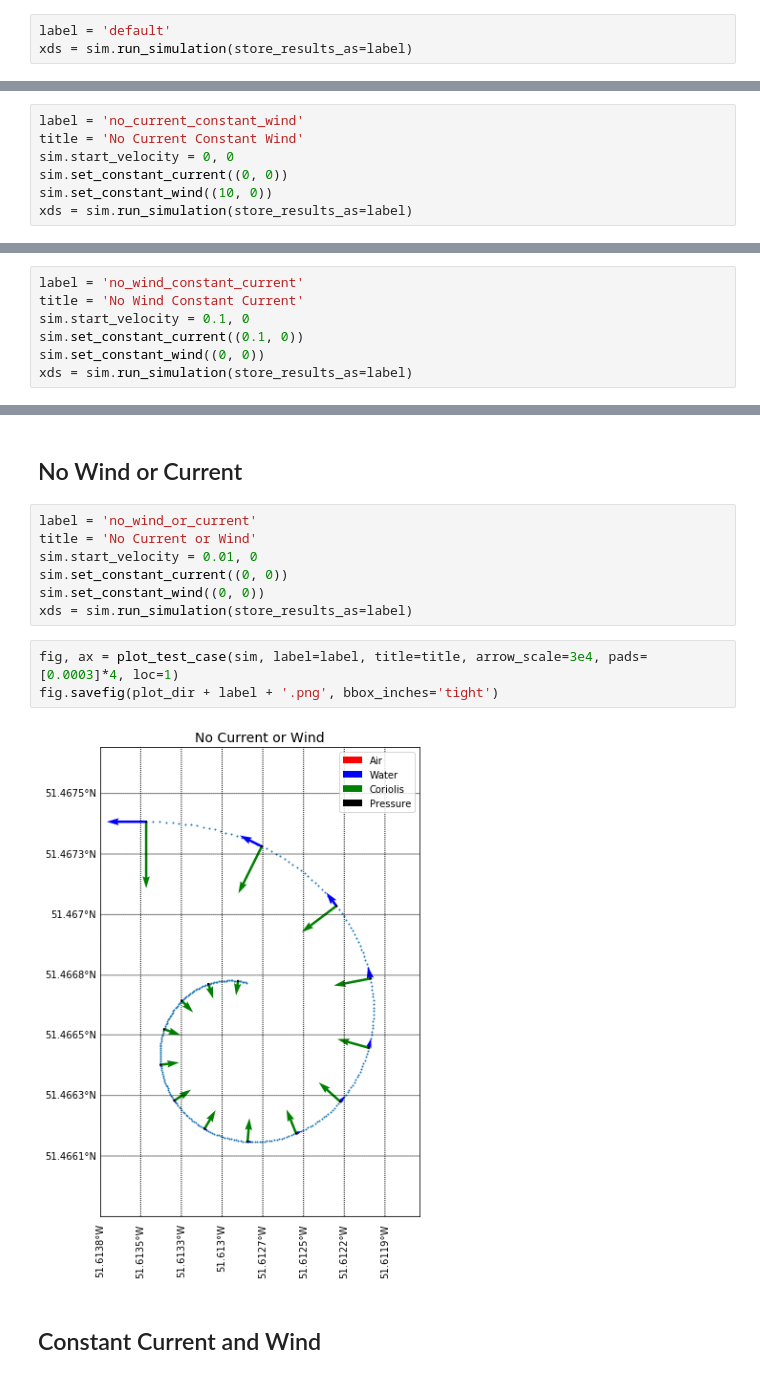
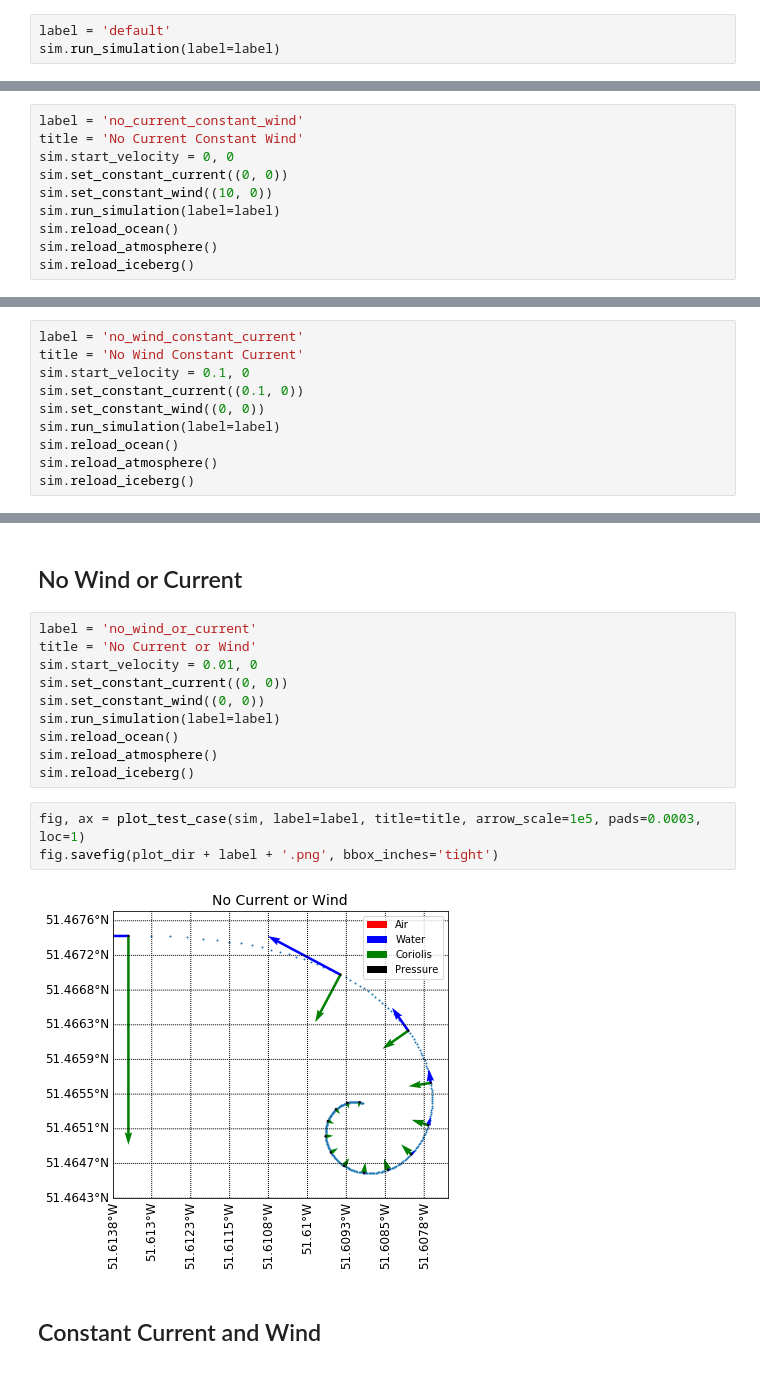
Before and after one commit to jmunroe/IceDEF, a Jupyter notebook: notebooks/results.ipynb, the cells around one changed output, grey strips where cells are left out. Drawn from its saved outputs; the diff is of its cells as text.

```diff
--- a/notebooks/results.ipynb
+++ b/notebooks/results.ipynb
@@ -73,5 +59,5 @@ sim = simulator.Simulator(tc.time_frame, tc.start_location, tc.start_velocity)
 ## Default
 # %%
 label = 'default'
-xds = sim.run_simulation(store_results_as=label)
+sim.run_simulation(label=label)
 # %%
@@ -87,5 +73,8 @@ title = 'No Current Constant Wind'
 sim.start_velocity = 0, 0
 sim.set_constant_current((0, 0))
 sim.set_constant_wind((10, 0))
-xds = sim.run_simulation(store_results_as=label)
+sim.run_simulation(label=label)
+sim.reload_ocean()
+sim.reload_atmosphere()
+sim.reload_iceberg()
 # %%
@@ -101,5 +90,8 @@ title = 'No Wind Constant Current'
 sim.start_velocity = 0.1, 0
 sim.set_constant_current((0.1, 0))
 sim.set_constant_wind((0, 0))
-xds = sim.run_simulation(store_results_as=label)
+sim.run_simulation(label=label)
+sim.reload_ocean()
+sim.reload_atmosphere()
+sim.reload_iceberg()
 # %%
@@ -115,12 +107,15 @@ title = 'No Current or Wind'
 sim.start_velocity = 0.01, 0
 sim.set_constant_current((0, 0))
 sim.set_constant_wind((0, 0))
-xds = sim.run_simulation(store_results_as=label)
+sim.run_simulation(label=label)
+sim.reload_ocean()
+sim.reload_atmosphere()
+sim.reload_iceberg()
 # %%
-fig, ax = plot_test_case(sim, label=label, title=title, arrow_scale=3e4, pads=[0.0003]*4, loc=1)
+fig, ax = plot_test_case(sim, label=label, title=title, arrow_scale=1e5, pads=0.0003, loc=1)
 fig.savefig(plot_dir + label + '.png', bbox_inches='tight')
 # %% [output]
-[figure, old version]
+[figure, new version]
 # %% [markdown]
 ## Constant Current and Wind
 # %%
```
Also changed, not shown: parts of 49 cells of this notebook.
